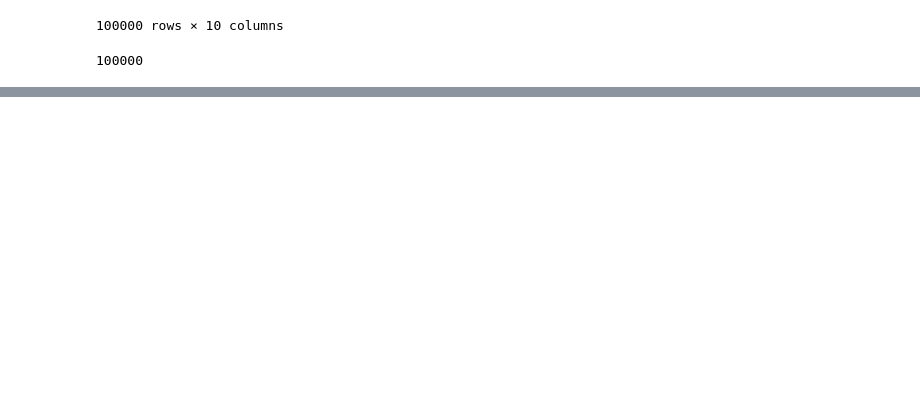
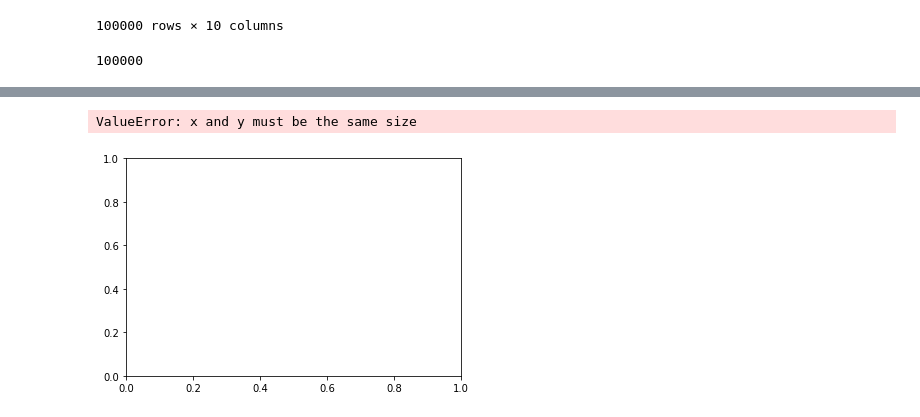
Before and after one commit to Rafffaelb/Schrodinger_Billiard, a Jupyter notebook: Cond_Ruido/Ortogonal/Ortogonal.ipynb, the cells around one changed output, grey strips where cells are left out. Saved outputs shown, nothing was run; the diff lists cells and outputs as text; code cells hidden in the pictures; blank space fills up the shorter version.

```diff
--- a/Cond_Ruido/Ortogonal/Ortogonal.ipynb
+++ b/Cond_Ruido/Ortogonal/Ortogonal.ipynb
@@ -79,0 +82,5 @@ np.var(G_O)
+# %%
+plt.scatter(np.arange(1,11),np.mean(G_O,axis=0))
+# %% [output]
+ValueError: x and y must be the same size
+[figure, added]
```
Also changed, not shown: parts of 7 cells of this notebook, 5 other files.
